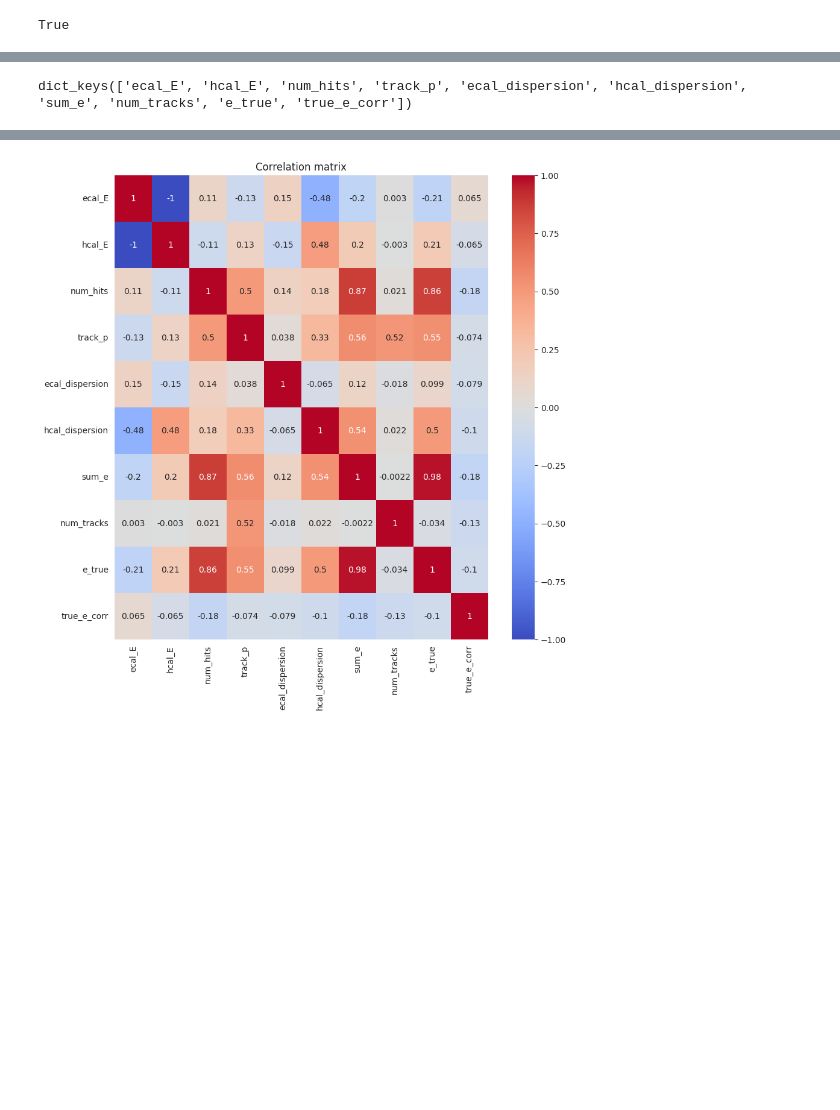
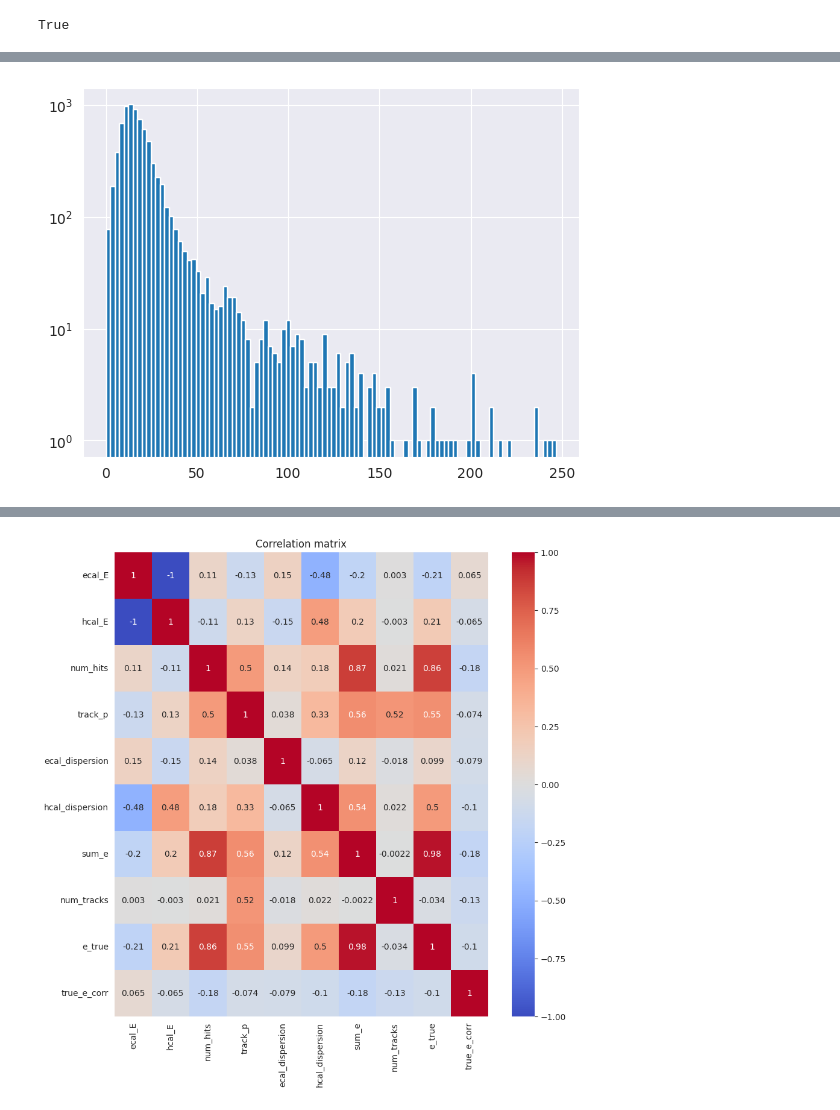
Before and after one commit to selvaggi/mlpf, a Jupyter notebook: notebooks/7_clustering_features.ipynb, the cells around one changed output, grey strips where cells are left out. Cells and saved outputs as stored; diff of their text form; code cells hidden in the pictures; blank space fills up the shorter version.

```diff
--- a/notebooks/7_clustering_features.ipynb
+++ b/notebooks/7_clustering_features.ipynb
@@ -29,12 +49,8 @@ dict_keys(['x', 'e_true', 'e_reco', 'true_e_corr'])
 # %%
-data = {}
-for i, key in enumerate(x_names):
-    data[key] = r["x"][:, i].cpu().numpy()
-
-data["e_true"] = r["e_true"].cpu().numpy()
-data["true_e_corr"] = r["true_e_corr"].cpu().numpy()
-
-data.keys()
+fig, ax = plt.subplots()
+ax.hist(hit_chis[(hit_chis != 0) & (hit_chis < 250)], bins=100)
+ax.set_yscale("log")
+fig.show()
 # %% [output]
-dict_keys(['ecal_E', 'hcal_E', 'num_hits', 'track_p', 'ecal_dispersion', 'hcal_dispersion', 'sum_e', 'num_tracks', 'e_true', 'true_e_corr'])
+[figure, added]
 # %%
```
Also changed, not shown: parts of 5 cells of this notebook, 1 other file.
